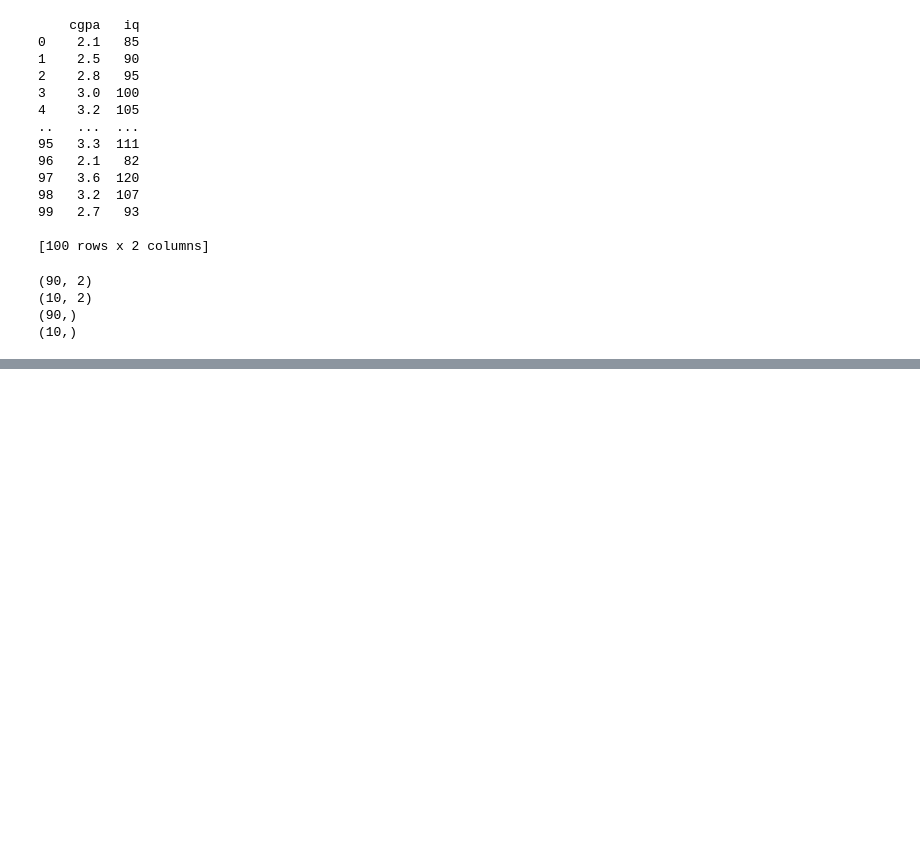
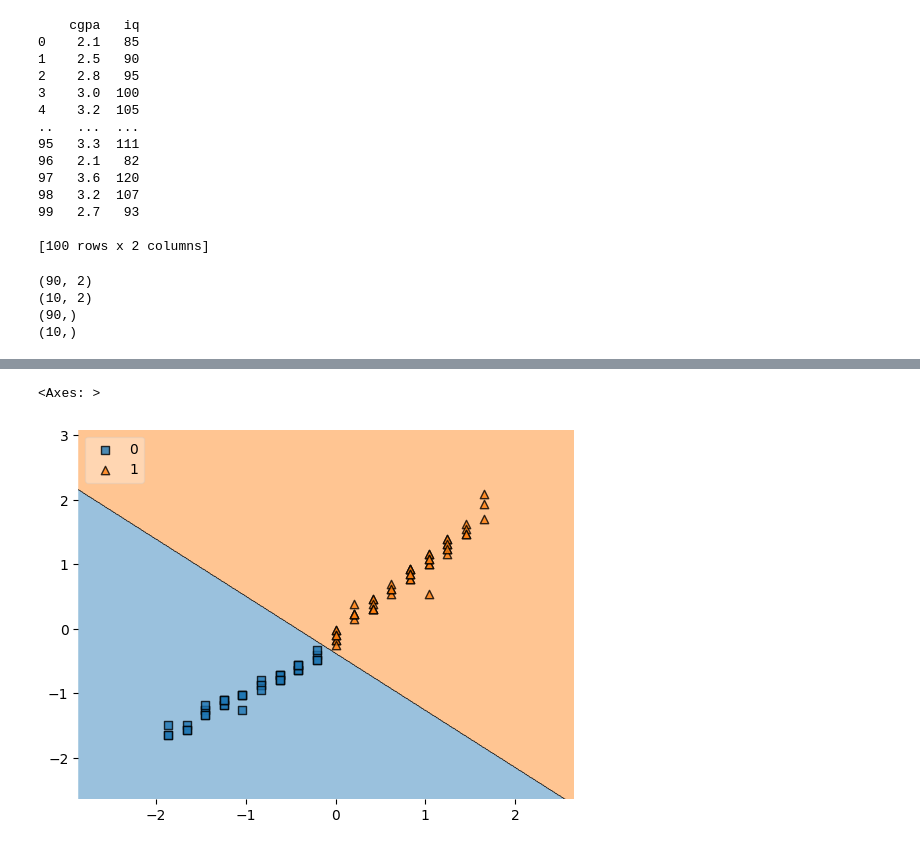
Before and after one commit to taimoor-ai/masterMl, a Jupyter notebook: 9.isPlacementModelTrain/train.ipynb, the cells around one changed output, grey strips where cells are left out. Cells and saved outputs as stored; diff of their text form; code cells hidden in the pictures; blank space fills up the shorter version.

Commit message:
train my first model placement predictor

```diff
--- a/9.isPlacementModelTrain/train.ipynb
+++ b/9.isPlacementModelTrain/train.ipynb
@@ -116,0 +115,7 @@ ModuleNotFoundError: No module named 'sklearn.matrics'
+# %%
+from mlxtend.plotting import plot_decision_regions
+
+plot_decision_regions(x_train, y_train.values, clf=model, legend=2)
+# %% [output]
+<Axes: >
+[figure, added]
```
Also changed, not shown: parts of 3 cells of this notebook.
